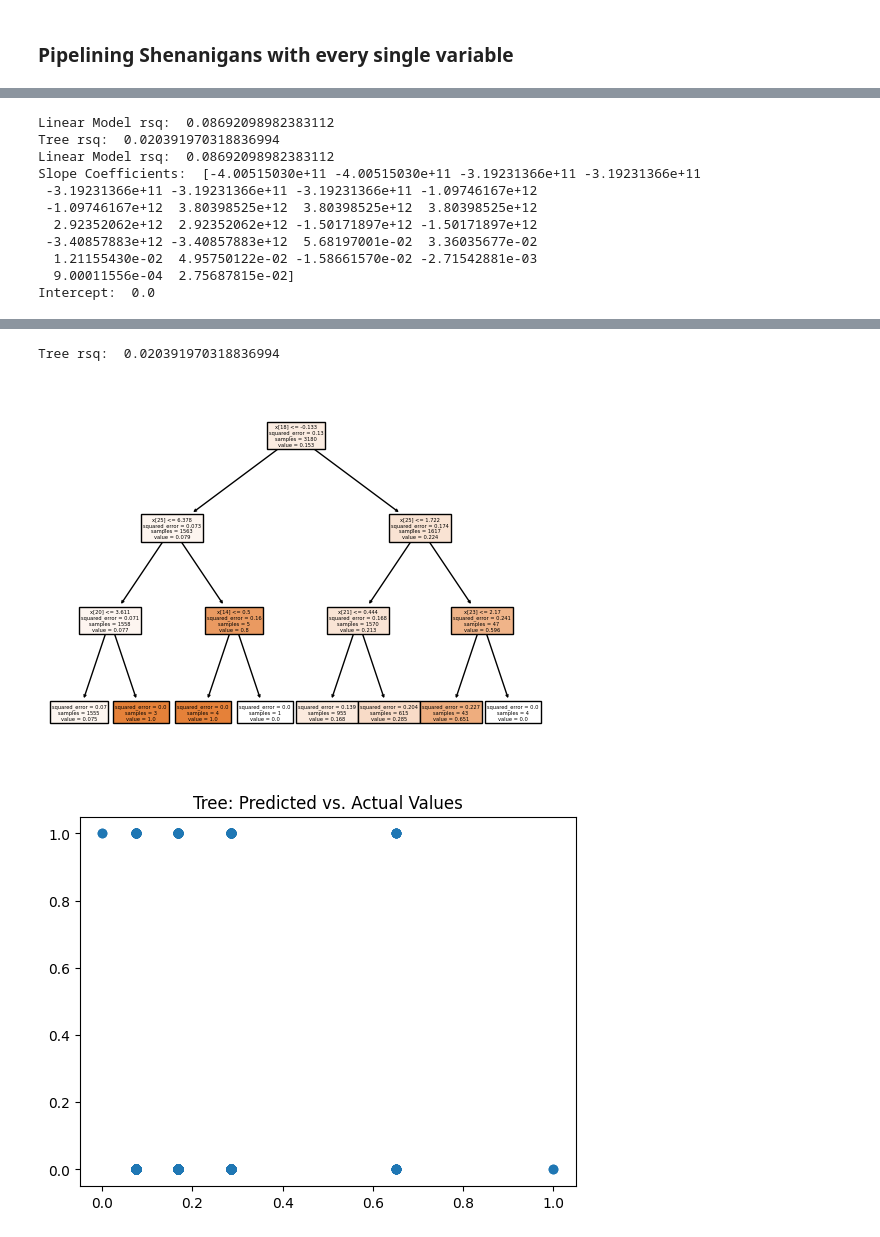
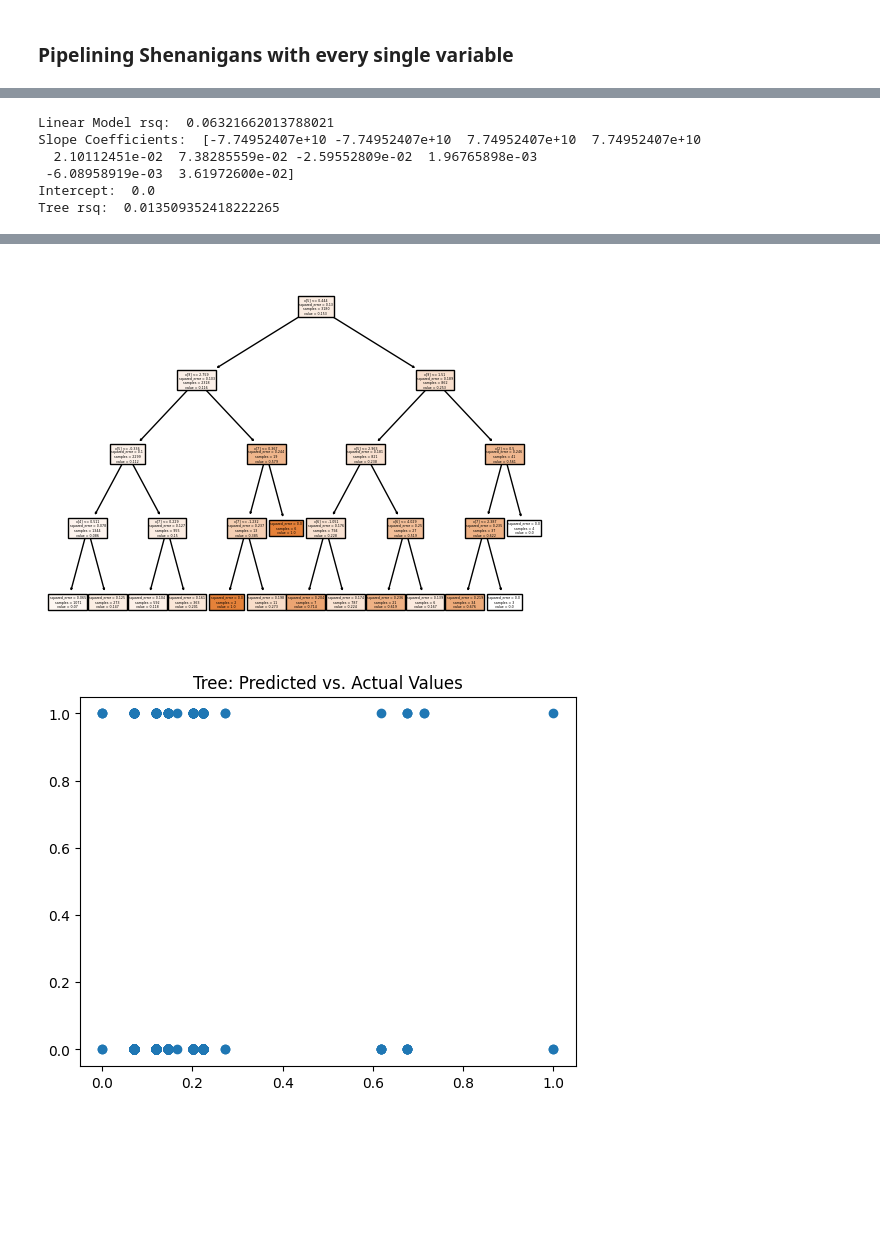
Before and after one commit to phipyao/ds3001-project_chd, a Jupyter notebook: project_chd.ipynb, the cells around one changed output, grey strips where cells are left out. Saved outputs shown, nothing was run; the diff lists cells and outputs as text; code cells hidden in the pictures; blank space fills up the shorter version.

```diff
--- a/project_chd.ipynb
+++ b/project_chd.ipynb
@@ -28,39 +28,24 @@ def pipe(cat_vars, num_vars):
     preprocessor = ColumnTransformer(transformers = [('cat', cat_pipeline, cat_vars), ('num', num_pipeline, num_vars)])
 
     lm_pipe = Pipeline(steps=[('preprocessor', preprocessor), ('linreg', LinearRegression(fit_intercept=False))])
-    tree_pipe = Pipeline(steps=[('preprocessor', preprocessor), ('tree', DecisionTreeRegressor(max_depth = 3))])
+    tree_pipe = Pipeline(steps=[('preprocessor', preprocessor), ('tree', DecisionTreeRegressor(max_depth = 4))])
 
     X_train = train_data.loc[:, X_vars]
     X_test = test_data.loc[:, X_vars]
     y_train = train_data[y]
     y_test = test_data[y]
 
-    lm = lm_pipe.fit(X_train, train_data[y])
-    tree = tree_pipe.fit(X_train, train_data[y])
-
-    # return (lm.score(X_test, test_data[y]), tr.score(X_test, test_data[y]))
-
-    print('Linear Model rsq: ', lm.score(X_test, test_data[y]))  # R-squared
-    y_hat_lm = lm.predict(X_test) # Predicted values
-
-    print('Tree rsq: ', tree.score(X_test, test_data[y]) ) # R-squared
-    y_hat_tree = tree.predict(X_test)
-
     lm = lm_pipe.fit(X_train, y_train)
     tree = tree_pipe.fit(X_train, y_train)
 
-    N_test = len(y_test)
-    TSS = np.sum( (y_test - y_train.mean())**2 )
-
     print('Linear Model rsq: ', lm.score(X_test, y_test) ) # R-squared
     y_hat_lm = lm.predict(X_test) # Predicted values
-    SSE_lm = np.sum( (y_test-y_hat_lm)**2 )
-    MSE_lm = (1/N_test)*np.sum( (y_test-y_hat_lm)**2 )
-    RMSE_lm = (SSE_lm/N_test)**(1/2)
-    R2_lm = 1 - SSE_lm/TSS
 
     print('Slope Coefficients: ', lm_pipe.named_steps['linreg'].coef_) # Regression coefficients
     print('Intercept: ', lm_pipe.named_steps['linreg'].intercept_) # Regression coefficients
+
+    print('Tree rsq: ', tree.score(X_test, y_test) ) # R-squared
+    y_hat_tree = tree.predict(X_test)
 
     plt.scatter(x=y_hat_lm,y=y_test)
     plt.title('Linear Model: Predicted vs. Actual Values')
@@ -68,13 +53,6 @@ def pipe(cat_vars, num_vars):
 
     sns.kdeplot(x=y_test - y_hat_lm).set_title('Linear Model: Residuals')
     plt.show()
-
-    print('Tree rsq: ', tree.score(X_test, y_test) ) # R-squared
-    y_hat_tree = tree.predict(X_test)
-    SSE_tree = np.sum( (y_test-y_hat_tree)**2 )
-    MSE_tree = (1/N_test)*np.sum( (y_test-y_hat_tree)**2 )
-    RMSE_tree = (SSE_tree/N_test)**(1/2)
-    R2_tree = 1 - SSE_tree/TSS
 
     plot_tree(tree_pipe.named_steps['tree'],filled=True)
     plt.show()
@@ -88,16 +84,12 @@ def pipe(cat_vars, num_vars):
 # %%
-cat_vars = ['sex', 'education', 'currentSmoker', 'BPMeds', 'prevalentStroke', 'prevalentHyp', 'diabetes']
-num_vars = ['age', 'cigsPerDay', 'totChol', 'sysBP', 'diaBP', 'BMI', 'heartRate', 'glucose']
-pipe(cat_vars, num_vars)
+# cat_vars = ['sex', 'education', 'currentSmoker', 'BPMeds', 'prevalentStroke', 'prevalentHyp', 'diabetes']
+# num_vars = ['age', 'cigsPerDay', 'totChol', 'sysBP', 'diaBP', 'BMI', 'heartRate', 'glucose']
+
+pipe(['prevalentStroke', 'prevalentHyp'], ['totChol', 'sysBP', 'diaBP', 'BMI', 'heartRate', 'glucose'])
 # %% [output]
-Linear Model rsq:  0.08692098982383112
-Tree rsq:  0.020391970318836994
-Linear Model rsq:  0.08692098982383112
-Slope Coefficients:  [-4.00515030e+11 -4.00515030e+11 -3.19231366e+11 -3.19231366e+11
- -3.19231366e+11 -3.19231366e+11 -3.19231366e+11 -1.09746167e+12
- -1.09746167e+12  3.80398525e+12  3.80398525e+12  3.80398525e+12
-  2.92352062e+12  2.92352062e+12 -1.50171897e+12 -1.50171897e+12
- -3.40857883e+12 -3.40857883e+12  5.68197001e-02  3.36035677e-02
-  1.21155430e-02  4.95750122e-02 -1.58661570e-02 -2.71542881e-03
-  9.00011556e-04  2.75687815e-02]
+Linear Model rsq:  0.06321662013788021
+Slope Coefficients:  [-7.74952407e+10 -7.74952407e+10  7.74952407e+10  7.74952407e+10
+  2.10112451e-02  7.38285559e-02 -2.59552809e-02  1.96765898e-03
+ -6.08958919e-03  3.61972600e-02]
 Intercept:  0.0
+Tree rsq:  0.013509352418222265
@@ -106,3 +98,2 @@ Intercept:  0.0
-Tree rsq:  0.020391970318836994
-[figure, old version]
+[figure, new version]
-[figure, old version]
+[figure, new version]
```
Also changed, not shown: parts of 3 cells of this notebook.
